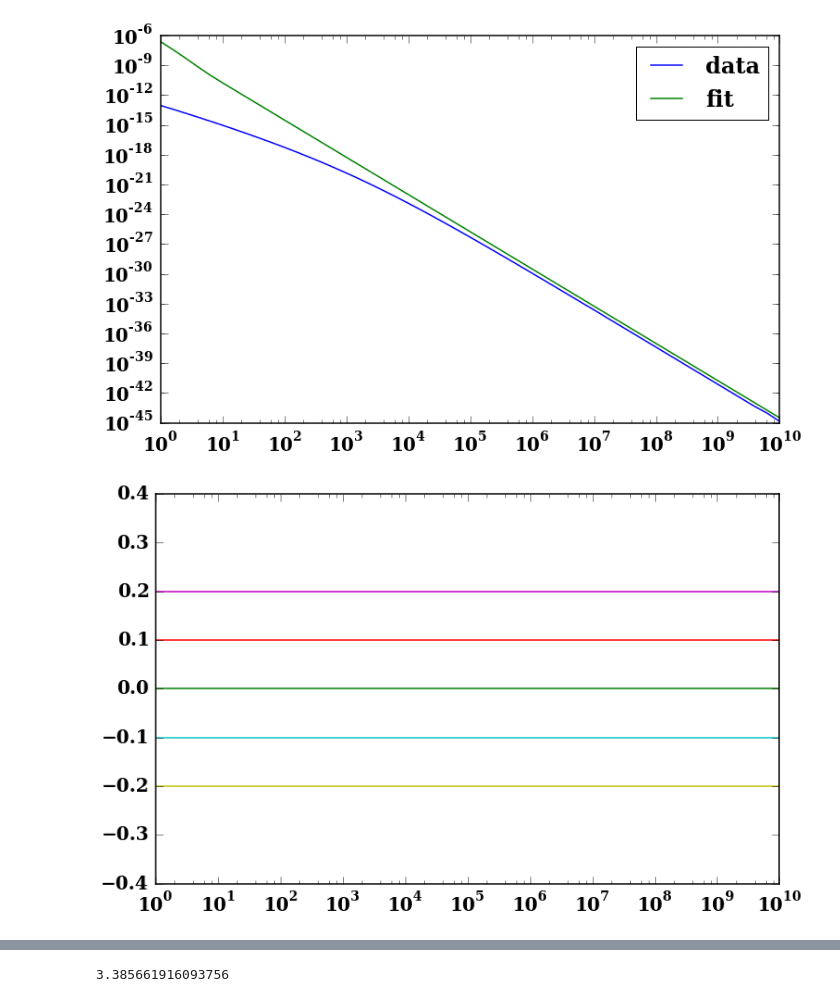
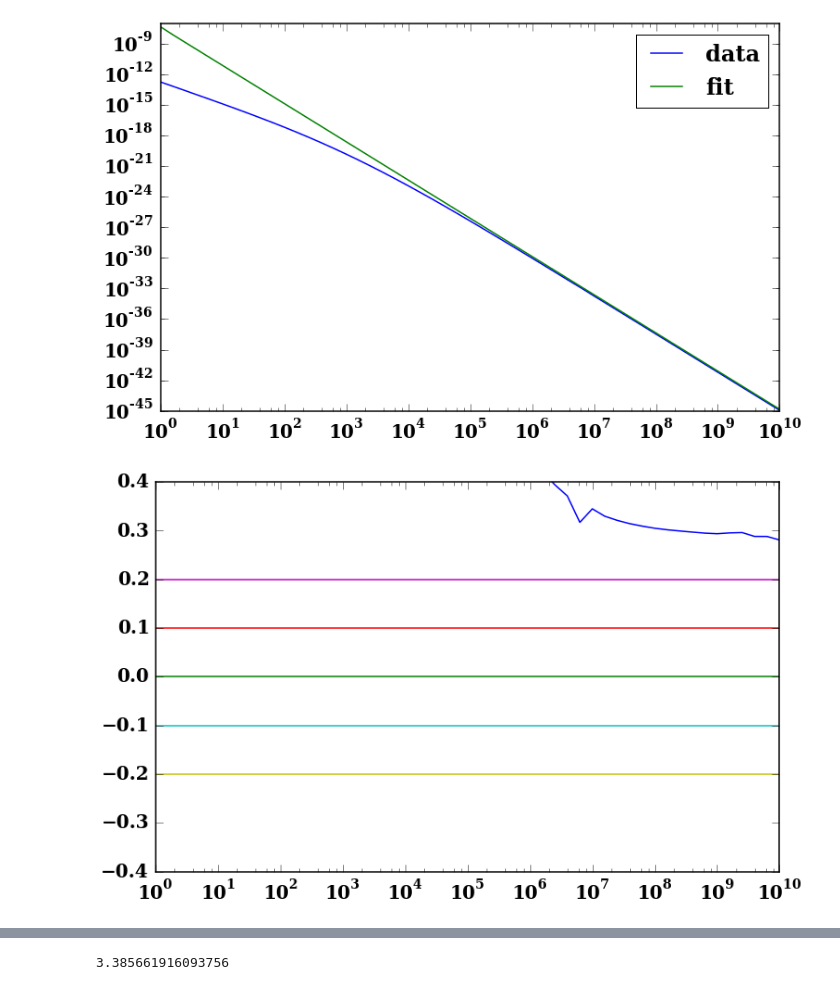
Before and after one commit to ZhaoweiZ/kappa_summer, a Jupyter notebook: anu_fitting_formula_V_mode_2.ipynb, the cells around one changed output, grey strips where cells are left out. Saved outputs shown, nothing was run; the diff lists cells and outputs as text; code cells hidden in the pictures.

```diff
--- a/anu_fitting_formula_V_mode_2.ipynb
+++ b/anu_fitting_formula_V_mode_2.ipynb
@@ -71,7 +71,7 @@ T_e = m * c**2 * theta_e / k
 # sum index n)
 
 kappa = 3.5
-theta = 4.*np.pi/36.
+theta = 12.*np.pi/36.
 epsilon = 0.01
 n_e = 1.
 nu_c = e * B / (2. * np.pi * m * c)
@@ -152,17 +152,19 @@ data_kappa_V_anu_3_5_B_30_T_60_theta_60 = np.loadtxt('/home/zhaowei/Documents/da
 data_kappa_V_anu_3_5_B_30_T_100_theta_60 = np.loadtxt('/home/zhaowei/Documents/data_summer/V_mode/kappa_V_anu_3_5_B_30_T_100_theta_60.txt')
 data_kappa_V_anu_3_5_B_30_T_200_theta_60 = np.loadtxt('/home/zhaowei/Documents/data_summer/V_mode/kappa_V_anu_3_5_B_30_T_200_theta_60.txt')
 
-data_kappa_V_anu_3_5_B_30_T_10_theta_10 = np.loadtxt('/home/zhaowei/Documents/data_summer/V_mode/kappa_V_anu_3_5_B_30_T_10_theta_60.txt')
-data_kappa_V_anu_3_5_B_30_T_10_theta_20 = np.loadtxt('/home/zhaowei/Documents/data_summer/V_mode/kappa_V_anu_3_5_B_30_T_10_theta_60.txt')
-data_kappa_V_anu_3_5_B_30_T_10_theta_30 = np.loadtxt('/home/zhaowei/Documents/data_summer/V_mode/kappa_V_anu_3_5_B_30_T_10_theta_60.txt')
-data_kappa_V_anu_3_5_B_30_T_10_theta_40 = np.loadtxt('/home/zhaowei/Documents/data_summer/V_mode/kappa_V_anu_3_5_B_30_T_10_theta_60.txt')
-data_kappa_V_anu_3_5_B_30_T_10_theta_50 = np.loadtxt('/home/zhaowei/Documents/data_summer/V_mode/kappa_V_anu_3_5_B_30_T_10_theta_60.txt')
-data_kappa_V_anu_3_5_B_30_T_10_theta_70 = np.loadtxt('/home/zhaowei/Documents/data_summer/V_mode/kappa_V_anu_3_5_B_30_T_10_theta_60.txt')
-data_kappa_V_anu_3_5_B_30_T_10_theta_80 = np.loadtxt('/home/zhaowei/Documents/data_summer/V_mode/kappa_V_anu_3_5_B_30_T_10_theta_60.txt')
-data_kappa_V_anu_3_5_B_30_T_10_theta_85 = np.loadtxt('/home/zhaowei/Documents/data_summer/V_mode/kappa_V_anu_3_5_B_30_T_10_theta_60.txt')
+data_kappa_V_anu_3_5_B_30_T_10_theta_10 = np.loadtxt('/home/zhaowei/Documents/data_summer/V_mode/kappa_V_anu_3_5_B_30_T_10_theta_10.txt')
+data_kappa_V_anu_3_5_B_30_T_10_theta_20 = np.loadtxt('/home/zhaowei/Documents/data_summer/V_mode/kappa_V_anu_3_5_B_30_T_10_theta_20.txt')
+data_kappa_V_anu_3_5_B_30_T_10_theta_30 = np.loadtxt('/home/zhaowei/Documents/data_summer/V_mode/kappa_V_anu_3_5_B_30_T_10_theta_30.txt')
+data_kappa_V_anu_3_5_B_30_T_10_theta_40 = np.loadtxt('/home/zhaowei/Documents/data_summer/V_mode/kappa_V_anu_3_5_B_30_T_10_theta_40.txt')
+data_kappa_V_anu_3_5_B_30_T_10_theta_50 = np.loadtxt('/home/zhaowei/Documents/data_summer/V_mode/kappa_V_anu_3_5_B_30_T_10_theta_50.txt')
+data_kappa_V_anu_3_5_B_30_T_10_theta_70 = np.loadtxt('/home/zhaowei/Documents/data_summer/V_mode/kappa_V_anu_3_5_B_30_T_10_theta_70.txt')
+data_kappa_V_anu_3_5_B_30_T_10_theta_80 = np.loadtxt('/home/zhaowei/Documents/data_summer/V_mode/kappa_V_anu_3_5_B_30_T_10_theta_80.txt')
+data_kappa_V_anu_3_5_B_30_T_10_theta_85 = np.loadtxt('/home/zhaowei/Documents/data_summer/V_mode/kappa_V_anu_3_5_B_30_T_10_theta_85.txt')
 
 
+data_kappa_V_anu_3_5_B_30_T_30_theta_30 = np.loadtxt('/home/zhaowei/Documents/data_summer/V_mode/kappa_V_anu_3_5_B_30_T_30_theta_30.txt')
 
+data_kappa_V_anu_3_5_B_30_T_7_theta_70 = np.loadtxt('/home/zhaowei/Documents/data_summer/V_mode/kappa_V_anu_3_5_B_30_T_7_theta_70.txt')
 
 
 data_kappa_V_anu_4_B_30_T_10_theta_60 = np.loadtxt('/home/zhaowei/Documents/data_summer/V_mode/kappa_V_anu_4_B_30_T_10_theta_60.txt')
@@ -401,6 +432,6 @@ pl.show()
 # %%
-x_9 = data_kappa_V_anu_3_5_B_30_T_5_theta_80[:,0]
-y_9 = -data_kappa_V_anu_3_5_B_30_T_5_theta_80[:,1]
+x_9 = data_kappa_V_anu_3_5_B_30_T_10_theta_10[:,0]
+y_9 = -data_kappa_V_anu_3_5_B_30_T_10_theta_10[:,1]
 
 CC = 1.66663742e+02 * kappa**(-7.00758904e+00) + 5.21904290e-03 * kappa**2. + (-5.25819444e-02) * kappa + 2.35122131e-01
 
@@ -410,40 +441,40 @@ B_DEPEN_HI = 1.
 
 W_DEPEN_HI =  8.09984539e+00 * w**(-8.71639793e-01) + 3.29635247e-04 * w + (-9.07310510e-02)
 
-THETA_DEPEN_HI = 0.7320395 * np.sin(theta)**(-2.6972432) + 0.28751822 * np.sin(theta) + (-0.33590557)
+THETA_DEPEN_HI = 10.
 
 def anu_high_9(nuratio):
 
     nu = nuratio * nu_c
 
     X = nu/nu_k
 
     f = THETA_DEPEN_HI * W_DEPEN_HI * B_DEPEN_HI * CC * anu_high(nuratio) * X**DD
 
     return f
 
 
 pl.loglog(x_9, y_9, label = 'data')
 pl.loglog(x_9, anu_high_9(x_9), label = 'fit')
 
 pl.legend()
 pl.show()
 
 pl.semilogx(x_9, anu_high_9(x_9)/y_9 - 1.)
 
 pl.semilogx(x_9, 0*x_9)
 pl.semilogx(x_9, 0*x_9 + 0.1)
 pl.semilogx(x_9, 0*x_9 - 0.1)
 pl.semilogx(x_9, 0*x_9 + 0.2)
 pl.semilogx(x_9, 0*x_9 - 0.2)
 
 pl.ylim([-0.4, 0.4])
 
 pl.legend()
 pl.show()
 # %% [output]
-[figure, old version]
+[figure, new version]
-[figure, old version]
+[figure, new version]
 # %%
 data_kappa_V_anu_high_CC = np.loadtxt('/home/zhaowei/Documents/data_summer/V_mode/kappa_V_anu_high_CC.txt')
 
```
Also changed, not shown: parts of 9 cells of this notebook, 5 other files.
